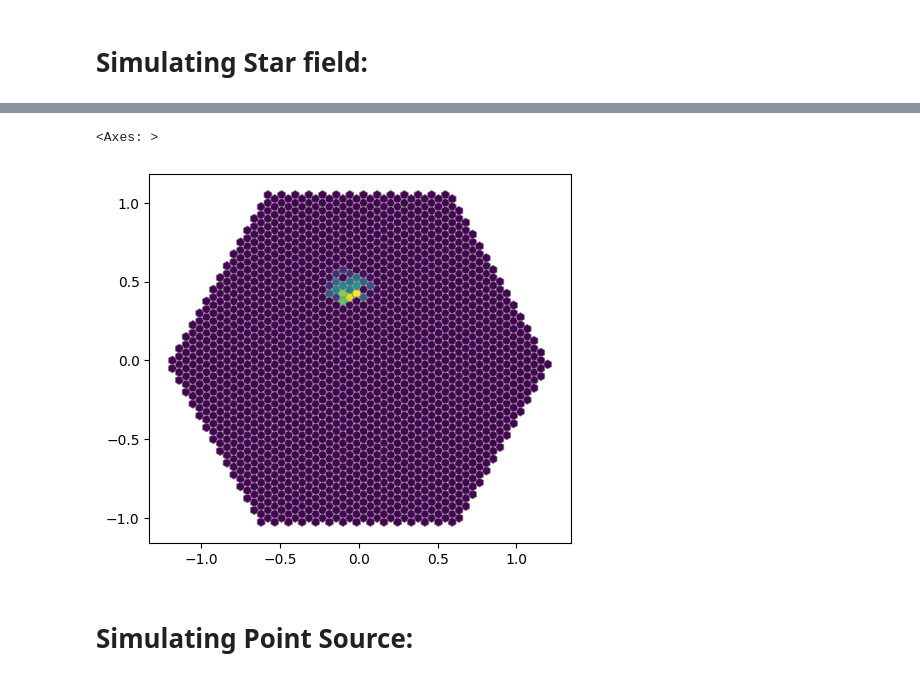
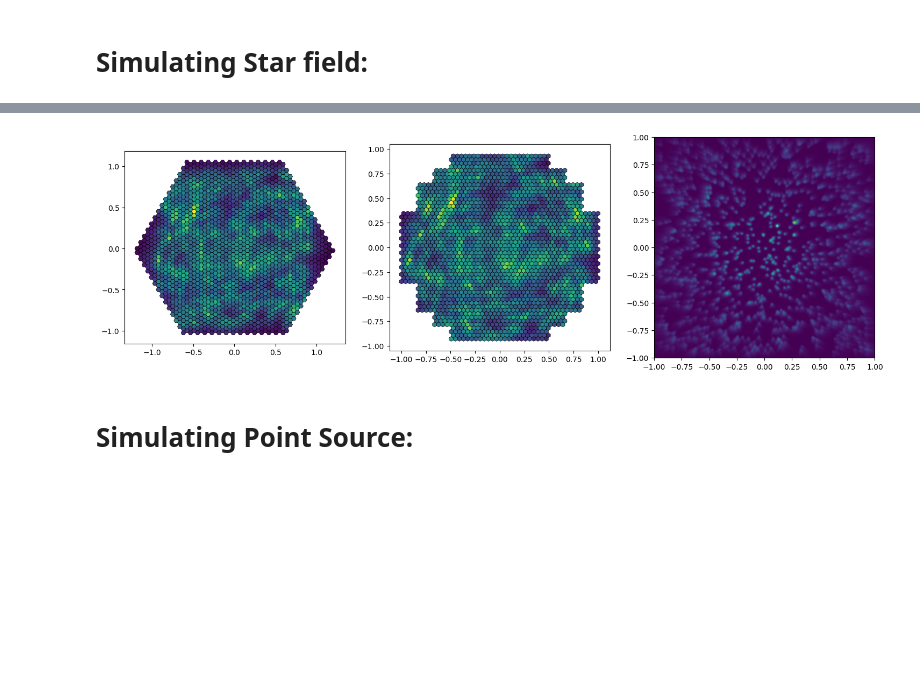
Before and after one commit to GerritRo/iactrace, a Jupyter notebook: examples/HESS_II.ipynb, the cells around one changed output, grey strips where cells are left out. Saved outputs shown, nothing was run; the diff lists cells and outputs as text; code cells hidden in the pictures; blank space fills up the shorter version.

```diff
--- a/examples/HESS_II.ipynb
+++ b/examples/HESS_II.ipynb
@@ -23,8 +23,8 @@ Wall time: 42.3 s
 # Simulating Star field:
 # %%
 # Generate star field
-n_stars = 1
-key = jax.random.key(42)
+n_stars = 1000
+key = jax.random.key(45)
 key1, key2 = jax.random.split(key)
 
 # Small angular region (3 degrees field of view)
@@ -48,8 +48,10 @@ Wall time: 919 ms
-# %%
-hexshow(image_flashcam, telescope.sensors[0].hex_centers)
-# %% [output]
-<Axes: >
-[figure, removed]
+# %%
+fig, ax = plt.subplots(ncols=3, figsize=(18,6))
+ax_flashcam = hexshow(image_flashcam, telescope.sensors[0], ax=ax[0])
+ax_hess2 = hexshow(image_hess2, telescope.sensors[1], ax=ax[1])
+ax_lid = squareshow(image_lid, telescope.sensors[2], ax=ax[2])
+# %% [output]
+[figure, added]
 # %% [markdown]
 # Simulating Point Source:
 # %%
```
Also changed, not shown: parts of 6 cells of this notebook, 5 other files.
